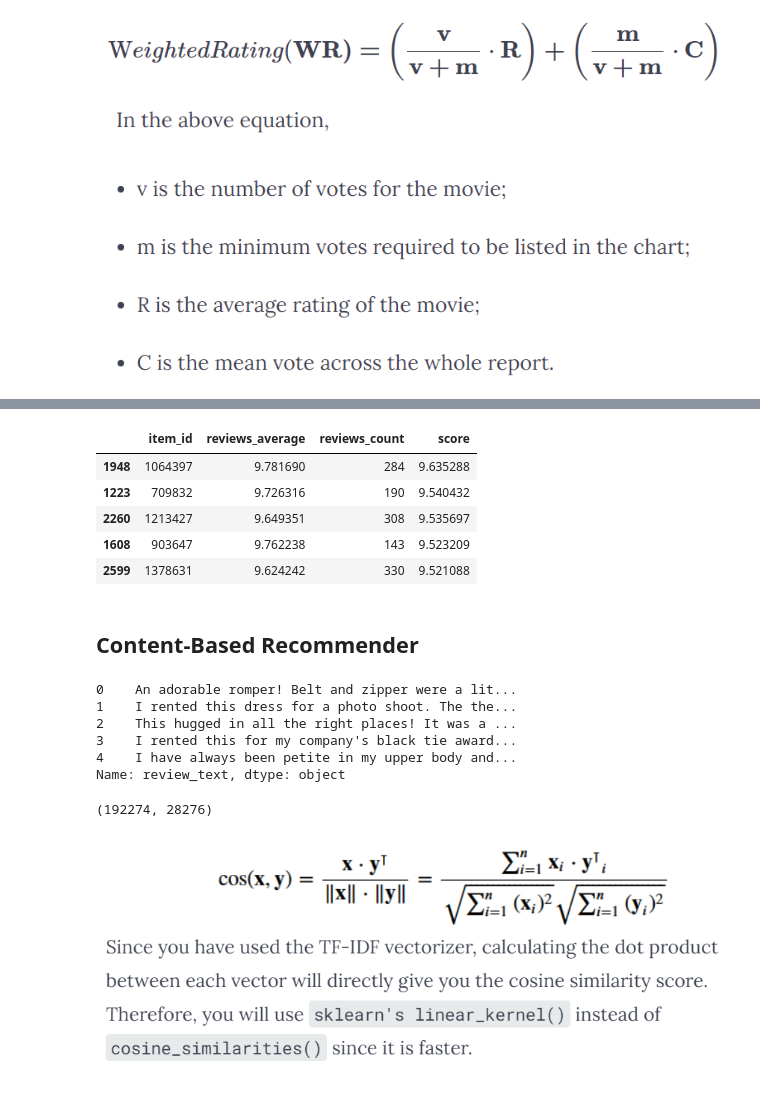
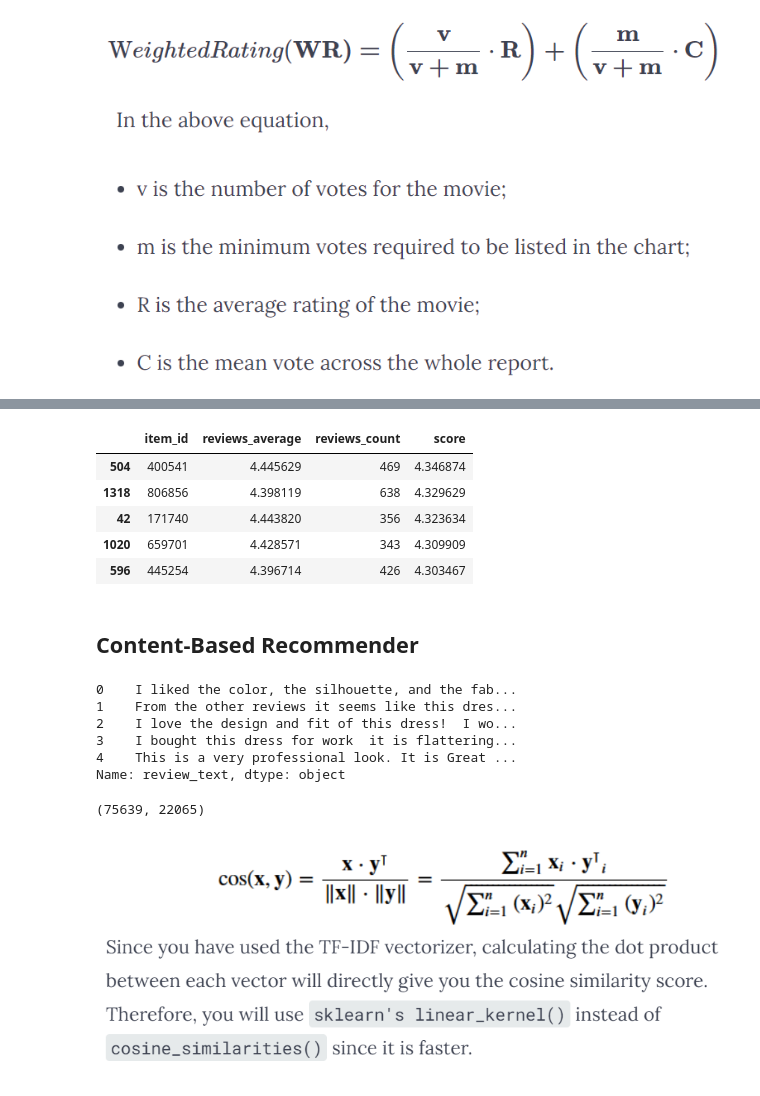
Before and after one commit to LuiisClaudio/mod-cloth, a Jupyter notebook: LuisMartins_CA2.ipynb, the cells around one changed output, grey strips where cells are left out. Cells and saved outputs as stored; diff of their text form; code cells hidden in the pictures.

```diff
--- a/LuisMartins_CA2.ipynb
+++ b/LuisMartins_CA2.ipynb
@@ -135,0 +52,33 @@ play_store_review_df.head()
+# %%
+modcloth_final_data.columns = [to_snake_case(col) for col in modcloth_final_data.columns]
+# %%
+# Data cleaning for modcloth_final_data
+
+# 1. Remove duplicates
+modcloth_final_data = modcloth_final_data.drop_duplicates()
+
+# 2. Drop rows with missing essential values (e.g., item_id, review_text, quality)
+modcloth_final_data = modcloth_final_data.dropna(subset=['item_id', 'review_text', 'quality'])
+
+# 3. Fill missing values in less critical columns with sensible defaults
+modcloth_final_data['category'] = modcloth_final_data['category'].fillna('unknown')
+modcloth_final_data['bust'] = modcloth_final_data['bust'].fillna('unknown')
+modcloth_final_data['cup_size'] = modcloth_final_data['cup_size'].fillna('unknown')
+modcloth_final_data['cup_size'] = 'cup_size_' + modcloth_final_data['cup_size'].astype(str)
+modcloth_final_data['height'] = modcloth_final_data['height'].fillna('unknown')
+modcloth_final_data['waist'] = modcloth_final_data['waist'].fillna(modcloth_final_data['waist'].median())
+modcloth_final_data['size'] = modcloth_final_data['size'].fillna(modcloth_final_data['size'].median())
+modcloth_final_data['hips'] = modcloth_final_data['hips'].fillna(modcloth_final_data['hips'].median())
+
+
+# 4. Strip whitespace from string columns
+for col in ['review_text', 'category']:
+    modcloth_final_data[col] = modcloth_final_data[col].astype(str).str.strip()
+
+# 5. Reset index after cleaning
+modcloth_final_data = modcloth_final_data.reset_index(drop=True)
+
+modcloth_final_data = modcloth_final_data.rename(columns={'quality': 'rating'})
+
+# Display cleaned dataframe summary
+modcloth_final_data.head()
@@ -136,6 +92,6 @@ play_store_review_df.head()
 # %%
 # 5. Create the final "ratings" dataframe with review count
-ratings_df = renttherunway_final_data.groupby(['item_id'])['rating'] \
+ratings_df = modcloth_final_data.groupby(['item_id'])['rating'] \
     .agg(['mean', 'count']).reset_index() \
     .rename(columns={'mean': 'reviews_average', 'count': 'reviews_count'}).copy()
 # %%
@@ -196,29 +152,29 @@ q_ratings['score'] = q_ratings.apply(weighted_rating, axis = 1)
 # %%
 # Sort products based on score calculated above
 q_ratings = q_ratings.sort_values('score', ascending = False)
 
 # Print top 20 products
 q_ratings[['item_id', 'reviews_count', 'reviews_average', 'score']].head(20)
-# Drop all rows where 'score' is above 10
-q_ratings = q_ratings[q_ratings['score'] <= 10]
+# Drop all rows where 'score' is above 5
+q_ratings = q_ratings[q_ratings['score'] <= 5]
 q_ratings.head()
 # %% [output]
 |  | item_id | reviews_average | reviews_count | score |
-| 1948 | 1064397 | 9.781690 | 284 | 9.635288 |
-| 1223 | 709832 | 9.726316 | 190 | 9.540432 |
-| 2260 | 1213427 | 9.649351 | 308 | 9.535697 |
-| 1608 | 903647 | 9.762238 | 143 | 9.523209 |
-| 2599 | 1378631 | 9.624242 | 330 | 9.521088 |
+| 504 | 400541 | 4.445629 | 469 | 4.346874 |
+| 1318 | 806856 | 4.398119 | 638 | 4.329629 |
+| 42 | 171740 | 4.443820 | 356 | 4.323634 |
+| 1020 | 659701 | 4.428571 | 343 | 4.309909 |
+| 596 | 445254 | 4.396714 | 426 | 4.303467 |
 # %% [markdown]
 ## Content-Based Recommender
 # %%
-renttherunway_final_data['review_text'].head()
+modcloth_final_data['review_text'].head()
 # %% [output]
-0    An adorable romper! Belt and zipper were a lit...
-1    I rented this dress for a photo shoot. The the...
-2    This hugged in all the right places! It was a ...
-3    I rented this for my company's black tie award...
-4    I have always been petite in my upper body and...
+0    I liked the color, the silhouette, and the fab...
+1    From the other reviews it seems like this dres...
+2    I love the design and fit of this dress!  I wo...
+3    I bought this dress for work  it is flattering...
+4    This is a very professional look. It is Great ...
 Name: review_text, dtype: object
 # %%
 #!pip install nltk
@@ -237,10 +193,10 @@ from sklearn.feature_extraction.text import TfidfVectorizer
 tfidf = TfidfVectorizer(stop_words = portuguese_stop_words)
 
 #Replace NaN with an empty string
-renttherunway_final_data['review_text'] = renttherunway_final_data['review_text'].fillna('')
+modcloth_final_data['review_text'] = modcloth_final_data['review_text'].fillna('')
 
 #Construct the required TF-IDF matrix by fitting and transforming the data
-tfidf_matrix = tfidf.fit_transform(renttherunway_final_data['review_text'])
+tfidf_matrix = tfidf.fit_transform(modcloth_final_data['review_text'])
 
 #Output the shape of tfidf_matrix
 tfidf_matrix.shape
@@ -248,7 +204,7 @@ tfidf_matrix.shape
 # This code segment prepares the text data from the 'review_comment_message' column of the 'order_reviews_df' DataFrame for further analysis
 # by converting it into a numerical representation using TF-IDF vectorization.
 # %% [output]
-(192274, 28276)
+(75639, 22065)
 # %%
 from IPython.display import Image
 Image(filename =r'Im2.png')
```
Also changed, not shown: parts of 61 cells of this notebook.
